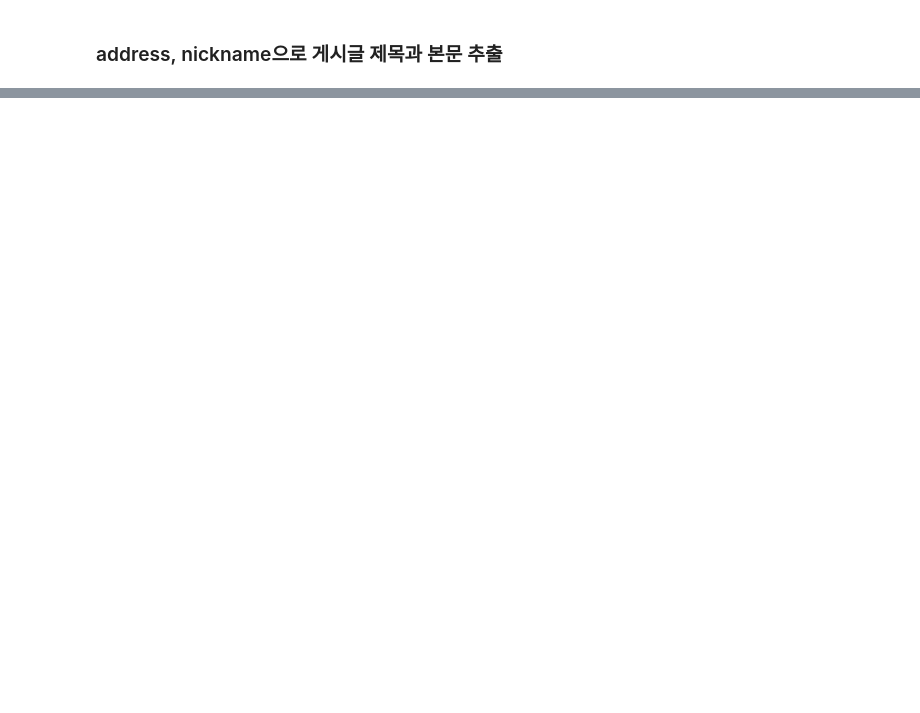
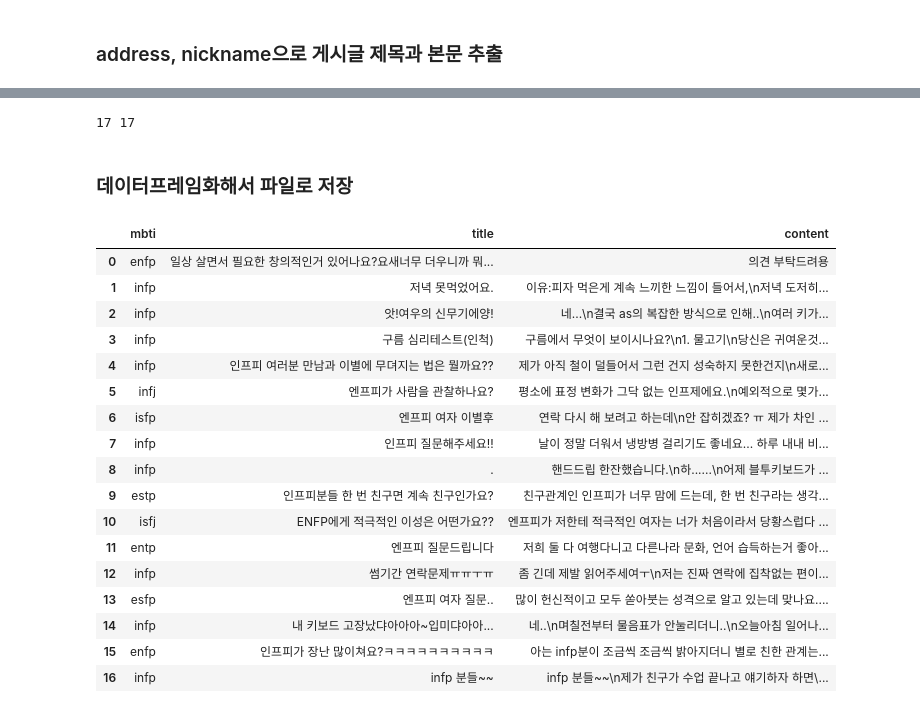
Before and after one commit to SangRyul/Predicting-MBTI-Personality-through-Text-Styles, a Jupyter notebook: src/Crawling (Test).ipynb, the cells around one changed output, grey strips where cells are left out. Drawn from its saved outputs; the diff is of its cells as text; code cells hidden in the pictures; blank space fills up the shorter version.

```diff
--- a/src/Crawling (Test).ipynb
+++ b/src/Crawling (Test).ipynb
@@ -244,13 +240,10 @@ for url in address:
     # 페이지 및 iframe 전환
     driver.get(url)
     driver.switch_to.frame("cafe_main")
-    soup = BeautifulSoup(driver.page_source, "html.parser")
 
     # 제목과 본문 크롤링
     cur_title = driver.find_element_by_css_selector("h3.title_text").text
-    cur_contents = soup.find("body").find_all("p")
-    #cur_contents = driver.find_element_by_xpath(f"/html/body/div/div/div/div[2]/div[2]/div[1]/div/div[1]/div/div/div[1]/div/div/div/p").text
-    #cur_contents = soup.find("p").find_all("span")
+    cur_content = driver.find_element_by_class_name("se-main-container").text
 
     title.append(cur_title)
-    content.append(cur_contents)
+    content.append(cur_content)
@@ -309,2 +292,28 @@ content
 # %%
-#data_crawled_from_naver_cafe = pd.DataFrame({'mbti': nickname, 'title': title, 'content': content})
+print(len(title), len(content))
+# %% [output]
+17 17
+# %% [markdown]
+### 데이터프레임화해서 파일로 저장
+# %%
+data = pd.DataFrame({'mbti': nickname, 'title': title, 'content': content})
+data
+# %% [output]
+|  | mbti | title | content |
+| 0 | enfp | 일상 살면서 필요한 창의적인거 있어나요?요새너무 더우니까 뭐... | 의견 부탁드려용 |
+| 1 | infp | 저녁 못먹었어요. | 이유:피자 먹은게 계속 느끼한 느낌이 들어서,\n저녁 도저히... |
+| 2 | infp | 앗!여우의 신무기에양! | 네...\n결국 as의 복잡한 방식으로 인해..\n여러 키가... |
+| 3 | infp | 구름 심리테스트(인척) | 구름에서 무엇이 보이시나요?\n1. 물고기\n당신은 귀여운것... |
+| 4 | infp | 인프피 여러분 만남과 이별에 무뎌지는 법은 뭘까요?? | 제가 아직 철이 덜들어서 그런 건지 성숙하지 못한건지\n새로... |
+| 5 | infj | 엔프피가 사람을 관찰하나요? | 평소에 표정 변화가 그닥 없는 인프제에요.\n예외적으로 몇가... |
+| 6 | isfp | 엔프피 여자 이별후 | 연락 다시 해 보려고 하는데\n안 잡히겠죠? ㅠ 제가 차인 ... |
+| 7 | infp | 인프피 질문해주세요!! | 날이 정말 더워서 냉방병 걸리기도 좋네요... 하루 내내 비... |
+| 8 | infp | . | 핸드드립 한잔했습니다.\n하......\n어제 블투키보드가 ... |
+| 9 | estp | 인프피분들 한 번 친구면 계속 친구인가요? | 친구관계인 인프피가 너무 맘에 드는데, 한 번 친구라는 생각... |
+| 10 | isfj | ENFP에게 적극적인 이성은 어떤가요?? | 엔프피가 저한테 적극적인 여자는 너가 처음이라서 당황스럽다 ... |
+| 11 | entp | 엔프피 질문드립니다 | 저희 둘 다 여행다니고 다른나라 문화, 언어 습득하는거 좋아... |
+| 12 | infp | 썸기간 연락문제ㅠㅠㅜㅠ | 좀 긴데 제발 읽어주세여ㅜ\n저는 진짜 연락에 집착없는 편이... |
+| 13 | esfp | 엔프피 여자 질문.. | 많이 헌신적이고 모두 쏟아붓는 성격으로 알고 있는데 맞나요.... |
+| 14 | infp | 내 키보드 고장났댜아아아~입미댜아아... | 네..\n며칠전부터 물음표가 안눌리더니..\n오늘아침 일어나... |
+| 15 | enfp | 인프피가 장난 많이쳐요?ㅋㅋㅋㅋㅋㅋㅋㅋㅋㅋ | 아는 infp분이 조금씩 조금씩 밝아지더니 별로 친한 관계는... |
+| 16 | infp | infp 분들~~ | infp 분들~~\n제가 친구가 수업 끝나고 얘기하자 하면\... |
```
Also changed, not shown: parts of 14 cells of this notebook.
